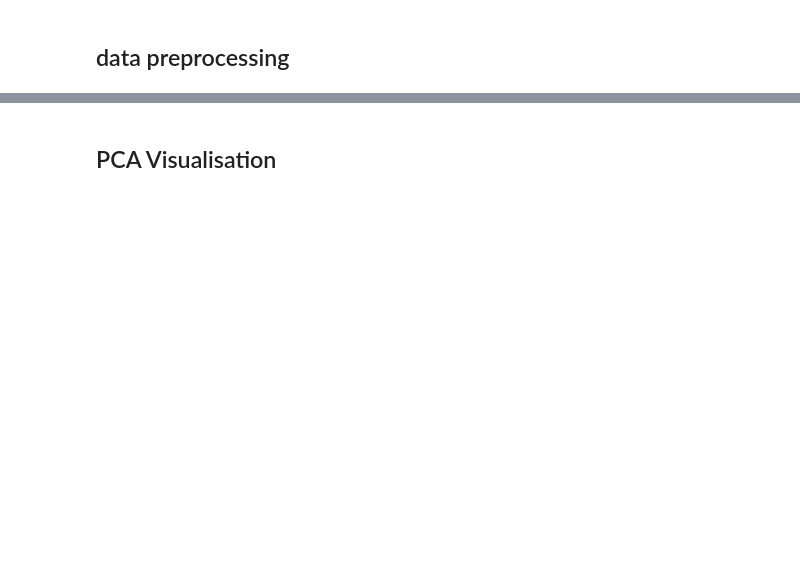
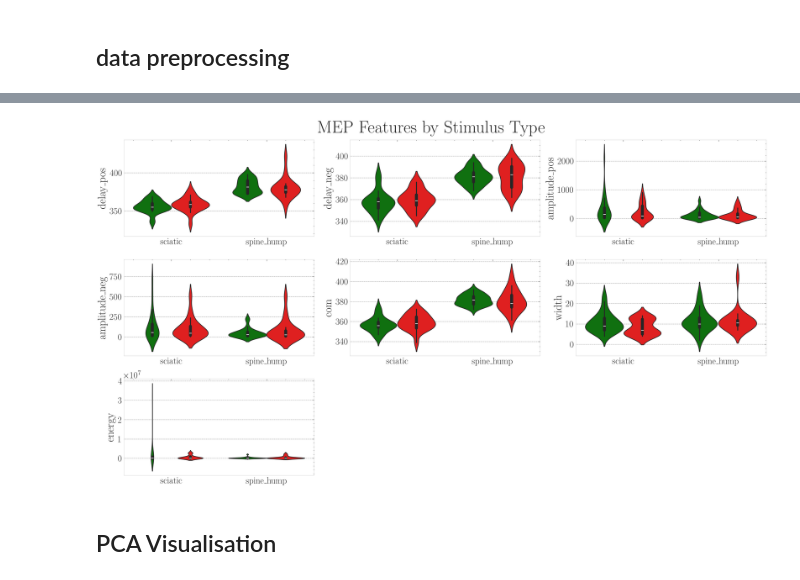
Before and after one commit to raknah/neuroelectrophysiology, a Jupyter notebook: notebooks/MEP_deeplearning.ipynb, the cells around one changed output, grey strips where cells are left out. Drawn from its saved outputs; the diff is of its cells as text; code cells hidden in the pictures; blank space fills up the shorter version.

```diff
--- a/notebooks/MEP_deeplearning.ipynb
+++ b/notebooks/MEP_deeplearning.ipynb
@@ -46,2 +106,15 @@ X.shape
+# %%
+num_features = ["delay_pos", "delay_neg", "amplitude_pos", "amplitude_neg", "com", "width", "energy"]
+
+plt.figure(figsize=(18, 10), dpi = 210)
+for i, feature in enumerate(num_features, 1):
+    plt.subplot(3, 3, i)
+    sns.violinplot(data=df, x="stim", y=feature, hue = "label", palette = ["green", "red"], legend = False)
+    plt.xlabel('')
+plt.suptitle('MEP Features by Stimulus Type')
+plt.tight_layout()
+plt.show()
+# %% [output]
+[figure, added]
 # %% [markdown]
 ## PCA Visualisation
```
Also changed, not shown: parts of 15 cells of this notebook, 5 other files.
